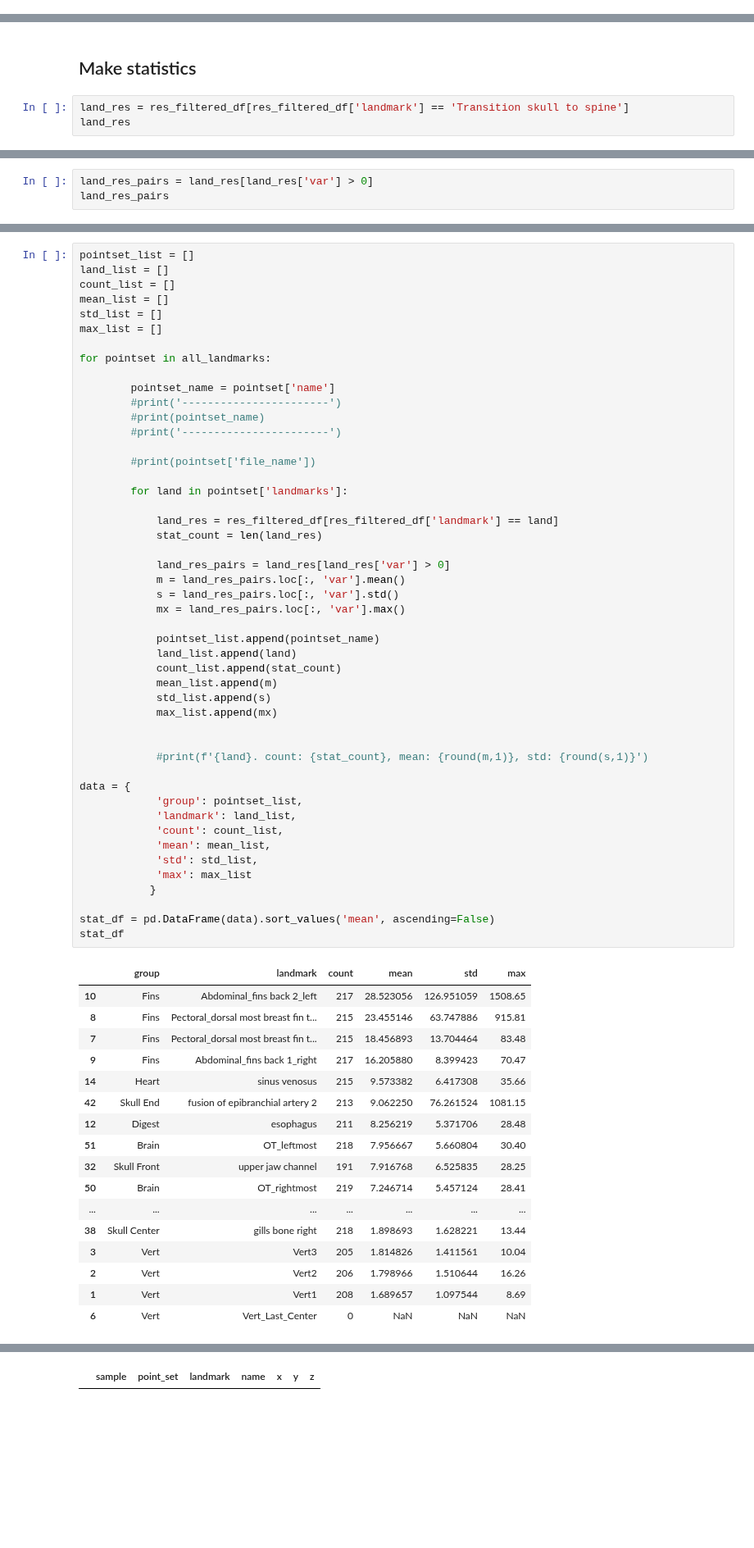
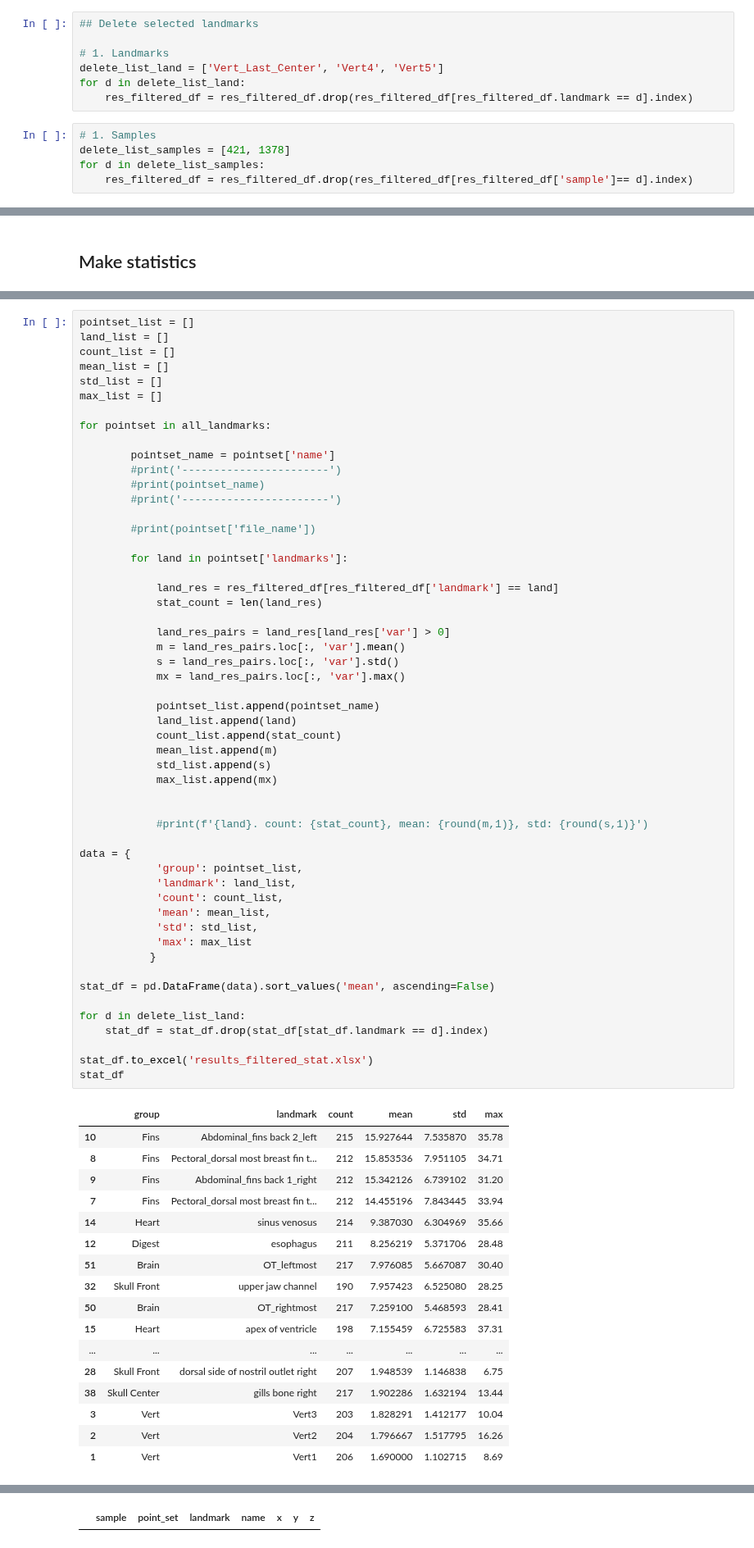
Before and after one commit to axruff/Medaka, a Jupyter notebook: LandmarkFilter.ipynb, the cells around one changed output, grey strips where cells are left out. Shown at 82% size. Cells and saved outputs as stored; diff of their text form; blank space fills up the shorter version.

Commit message:
ADD: Final filtering result. Final table and stats

```diff
--- a/LandmarkFilter.ipynb
+++ b/LandmarkFilter.ipynb
@@ -324,3 +326,15 @@ res_filtered_df
 res_filtered_df[res_filtered_df.duplicated()]
 # %% [output]
 |  | group | landmark | sample | x | y | z | var |
+# %%
+## Delete selected landmarks
+
+# 1. Landmarks
+delete_list_land = ['Vert_Last_Center', 'Vert4', 'Vert5']
+for d in delete_list_land:
+    res_filtered_df = res_filtered_df.drop(res_filtered_df[res_filtered_df.landmark == d].index)
+# %%
+# 1. Samples
+delete_list_samples = [421, 1378]
+for d in delete_list_samples:
+    res_filtered_df = res_filtered_df.drop(res_filtered_df[res_filtered_df['sample']== d].index)
@@ -327,5 +345,2 @@ res_filtered_df[res_filtered_df.duplicated()]
 # %% [markdown]
 ## Make statistics
-# %%
-land_res = res_filtered_df[res_filtered_df['landmark'] == 'Transition skull to spine']
-land_res
@@ -346,3 +346,0 @@ land_res
-# %%
-land_res_pairs = land_res[land_res['var'] > 0]
-land_res_pairs
@@ -383,46 +367,51 @@ for pointset in all_landmarks:
             stat_count = len(land_res)
 
             land_res_pairs = land_res[land_res['var'] > 0]
             m = land_res_pairs.loc[:, 'var'].mean()
             s = land_res_pairs.loc[:, 'var'].std()
             mx = land_res_pairs.loc[:, 'var'].max()
 
             pointset_list.append(pointset_name)
             land_list.append(land)
             count_list.append(stat_count)
             mean_list.append(m)
             std_list.append(s)
             max_list.append(mx)
 
 
             #print(f'{land}. count: {stat_count}, mean: {round(m,1)}, std: {round(s,1)}')
 
 data = {
             'group': pointset_list,
             'landmark': land_list,
             'count': count_list,
             'mean': mean_list,
             'std': std_list,
             'max': max_list
            }
 
 stat_df = pd.DataFrame(data).sort_values('mean', ascending=False)
+
+for d in delete_list_land:
+    stat_df = stat_df.drop(stat_df[stat_df.landmark == d].index)
+
+stat_df.to_excel('results_filtered_stat.xlsx')
 stat_df
 # %% [output]
 |  | group | landmark | count | mean | std | max |
-| 10 | Fins | Abdominal_fins back 2_left | 217 | 28.523056 | 126.951059 | 1508.65 |
-| 8 | Fins | Pectoral_dorsal most breast fin t... | 215 | 23.455146 | 63.747886 | 915.81 |
-| 7 | Fins | Pectoral_dorsal most breast fin t... | 215 | 18.456893 | 13.704464 | 83.48 |
-| 9 | Fins | Abdominal_fins back 1_right | 217 | 16.205880 | 8.399423 | 70.47 |
-| 14 | Heart | sinus venosus | 215 | 9.573382 | 6.417308 | 35.66 |
-| 42 | Skull End | fusion of epibranchial artery 2 | 213 | 9.062250 | 76.261524 | 1081.15 |
+| 10 | Fins | Abdominal_fins back 2_left | 215 | 15.927644 | 7.535870 | 35.78 |
+| 8 | Fins | Pectoral_dorsal most breast fin t... | 212 | 15.853536 | 7.951105 | 34.71 |
+| 9 | Fins | Abdominal_fins back 1_right | 212 | 15.342126 | 6.739102 | 31.20 |
+| 7 | Fins | Pectoral_dorsal most breast fin t... | 212 | 14.455196 | 7.843445 | 33.94 |
+| 14 | Heart | sinus venosus | 214 | 9.387030 | 6.304969 | 35.66 |
 | 12 | Digest | esophagus | 211 | 8.256219 | 5.371706 | 28.48 |
-| 51 | Brain | OT_leftmost | 218 | 7.956667 | 5.660804 | 30.40 |
-| 32 | Skull Front | upper jaw channel | 191 | 7.916768 | 6.525835 | 28.25 |
-| 50 | Brain | OT_rightmost | 219 | 7.246714 | 5.457124 | 28.41 |
+| 51 | Brain | OT_leftmost | 217 | 7.976085 | 5.667087 | 30.40 |
+| 32 | Skull Front | upper jaw channel | 190 | 7.957423 | 6.525080 | 28.25 |
+| 50 | Brain | OT_rightmost | 217 | 7.259100 | 5.468593 | 28.41 |
+| 15 | Heart | apex of ventricle | 198 | 7.155459 | 6.725583 | 37.31 |
 | ... | ... | ... | ... | ... | ... | ... |
-| 38 | Skull Center | gills bone right | 218 | 1.898693 | 1.628221 | 13.44 |
-| 3 | Vert | Vert3 | 205 | 1.814826 | 1.411561 | 10.04 |
-| 2 | Vert | Vert2 | 206 | 1.798966 | 1.510644 | 16.26 |
-| 1 | Vert | Vert1 | 208 | 1.689657 | 1.097544 | 8.69 |
-| 6 | Vert | Vert_Last_Center | 0 | NaN | NaN | NaN |
+| 28 | Skull Front | dorsal side of nostril outlet right | 207 | 1.948539 | 1.146838 | 6.75 |
+| 38 | Skull Center | gills bone right | 217 | 1.902286 | 1.632194 | 13.44 |
+| 3 | Vert | Vert3 | 203 | 1.828291 | 1.412177 | 10.04 |
+| 2 | Vert | Vert2 | 204 | 1.796667 | 1.517795 | 16.26 |
+| 1 | Vert | Vert1 | 206 | 1.690000 | 1.102715 | 8.69 |
```
Also changed, not shown: parts of 10 cells of this notebook, 2 other files.
